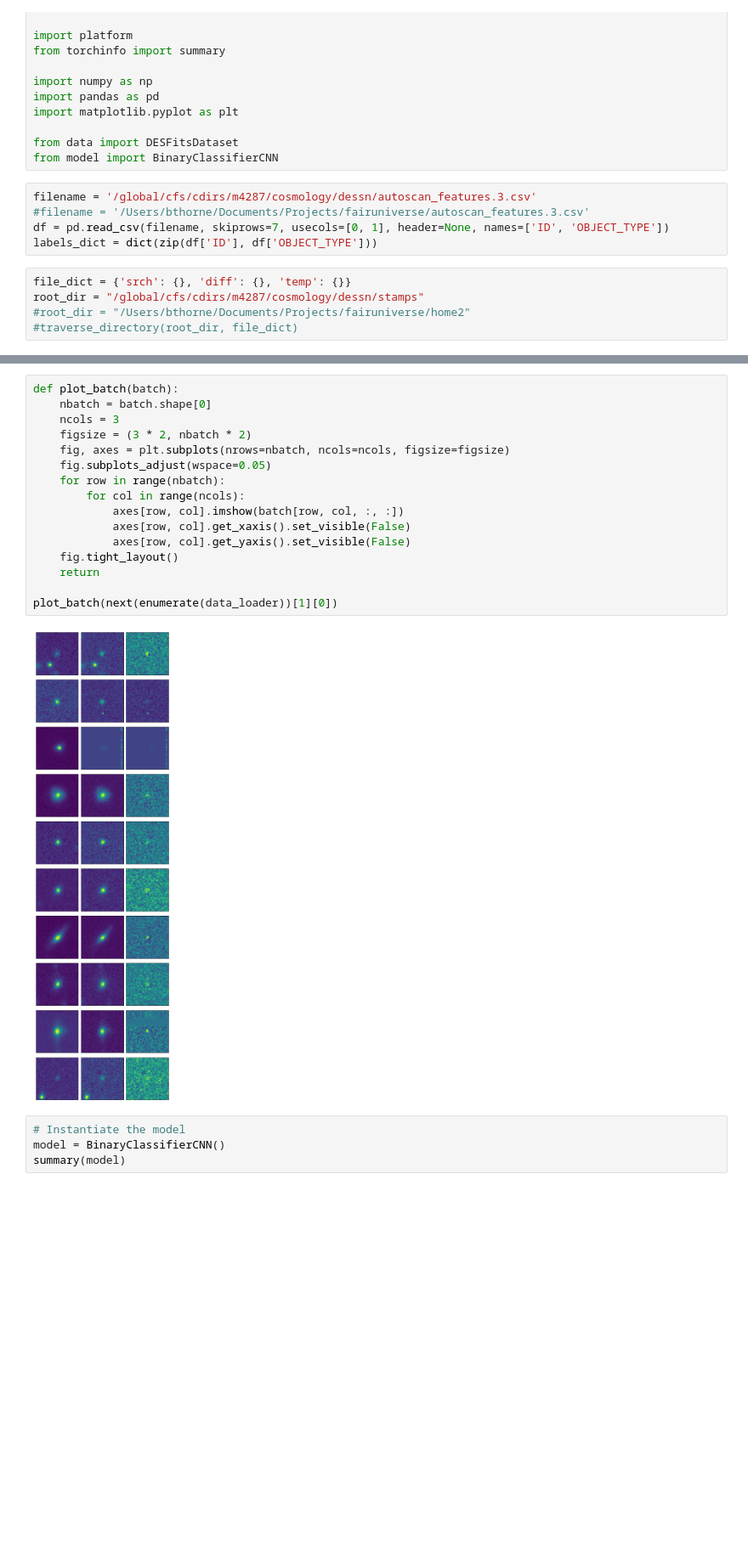
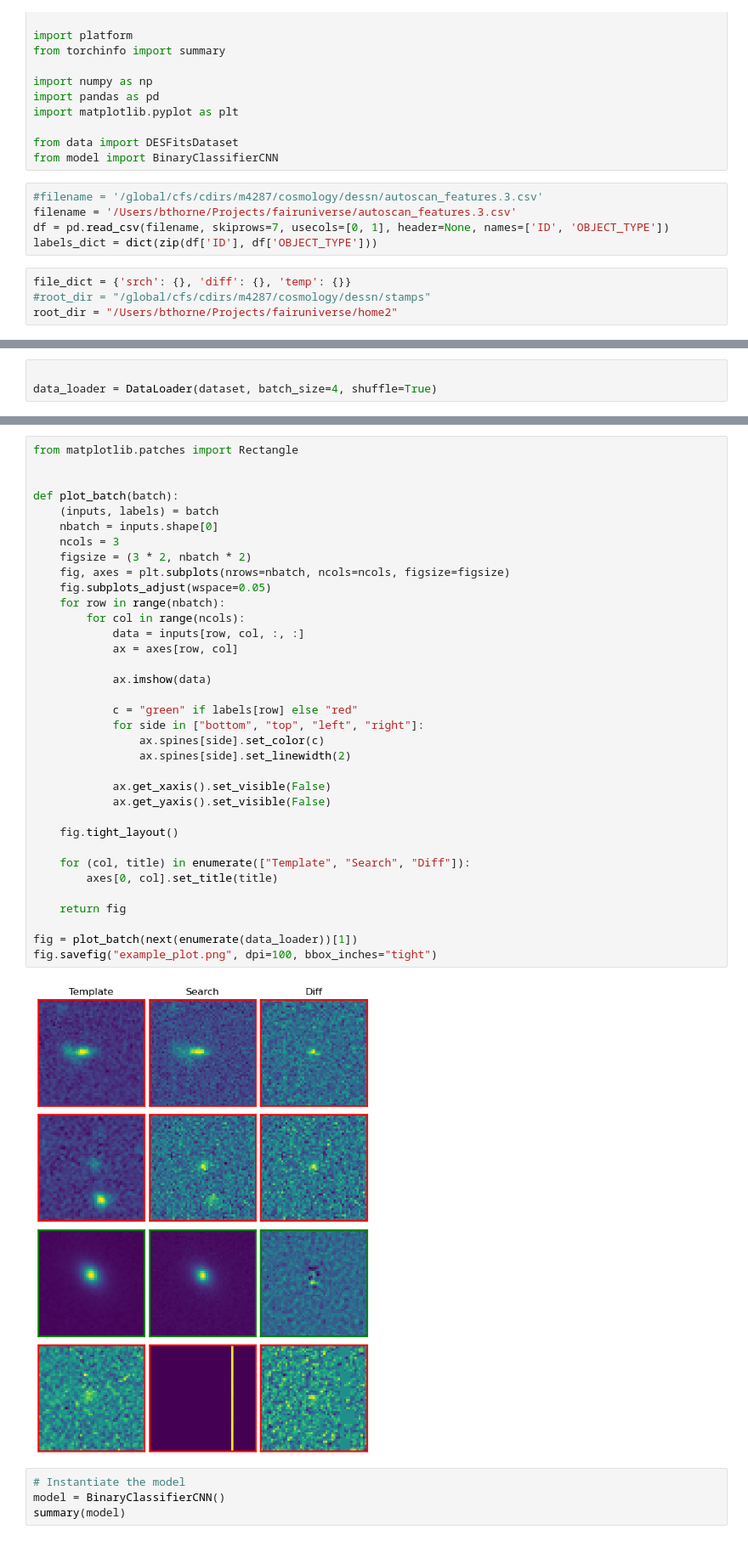
Before and after one commit to b-thorne/DESClassificationChallenge, a Jupyter notebook: CosmoChallenge.ipynb, the cells around one changed output, grey strips where cells are left out. Shown at 85% size. Cells and saved outputs as stored; diff of their text form; blank space fills up the shorter version.

Commit message:
Added plots to readme

```diff
--- a/CosmoChallenge.ipynb
+++ b/CosmoChallenge.ipynb
@@ -14,14 +14,13 @@ import matplotlib.pyplot as plt
 from data import DESFitsDataset
 from model import BinaryClassifierCNN
 # %%
-filename = '/global/cfs/cdirs/m4287/cosmology/dessn/autoscan_features.3.csv'
-#filename = '/Users/bthorne/Documents/Projects/fairuniverse/autoscan_features.3.csv'
+#filename = '/global/cfs/cdirs/m4287/cosmology/dessn/autoscan_features.3.csv'
+filename = '/Users/bthorne/Projects/fairuniverse/autoscan_features.3.csv'
 df = pd.read_csv(filename, skiprows=7, usecols=[0, 1], header=None, names=['ID', 'OBJECT_TYPE'])
 labels_dict = dict(zip(df['ID'], df['OBJECT_TYPE']))
 # %%
 file_dict = {'srch': {}, 'diff': {}, 'temp': {}}
-root_dir = "/global/cfs/cdirs/m4287/cosmology/dessn/stamps"
-#root_dir = "/Users/bthorne/Documents/Projects/fairuniverse/home2"
-#traverse_directory(root_dir, file_dict)
+#root_dir = "/global/cfs/cdirs/m4287/cosmology/dessn/stamps"
+root_dir = "/Users/bthorne/Projects/fairuniverse/home2"
 # %%
 dataset = DESFitsDataset(root_dir, labels_dict)
@@ -29,3 +27,6 @@ data_loader = DataLoader(dataset, batch_size=10)
+# %%
+
+data_loader = DataLoader(dataset, batch_size=4, shuffle=True)
 # %%
 len(dataset)
 # %% [output]
@@ -33,21 +34,40 @@ len(dataset)
 # %%
+from matplotlib.patches import Rectangle
+
+
 def plot_batch(batch):
-    nbatch = batch.shape[0]
+    (inputs, labels) = batch
+    nbatch = inputs.shape[0]
     ncols = 3
     figsize = (3 * 2, nbatch * 2)
     fig, axes = plt.subplots(nrows=nbatch, ncols=ncols, figsize=figsize)
     fig.subplots_adjust(wspace=0.05)
     for row in range(nbatch):
         for col in range(ncols):
-            axes[row, col].imshow(batch[row, col, :, :])
-            axes[row, col].get_xaxis().set_visible(False)
-            axes[row, col].get_yaxis().set_visible(False)
+            data = inputs[row, col, :, :]
+            ax = axes[row, col]
+
+            ax.imshow(data)
+
+            c = "green" if labels[row] else "red"
+            for side in ["bottom", "top", "left", "right"]:
+                ax.spines[side].set_color(c)
+                ax.spines[side].set_linewidth(2)
+
+            ax.get_xaxis().set_visible(False)
+            ax.get_yaxis().set_visible(False)
+
     fig.tight_layout()
-    return
 
-plot_batch(next(enumerate(data_loader))[1][0])
+    for (col, title) in enumerate(["Template", "Search", "Diff"]):
+        axes[0, col].set_title(title)
+
+    return fig
+
+fig = plot_batch(next(enumerate(data_loader))[1])
+fig.savefig("example_plot.png", dpi=100, bbox_inches="tight")
 # %% [output]
-[figure, old version]
+[figure, new version]
 # %%
 # Instantiate the model
 model = BinaryClassifierCNN()
```
Also changed, not shown: parts of 3 cells of this notebook, 2 other files.
